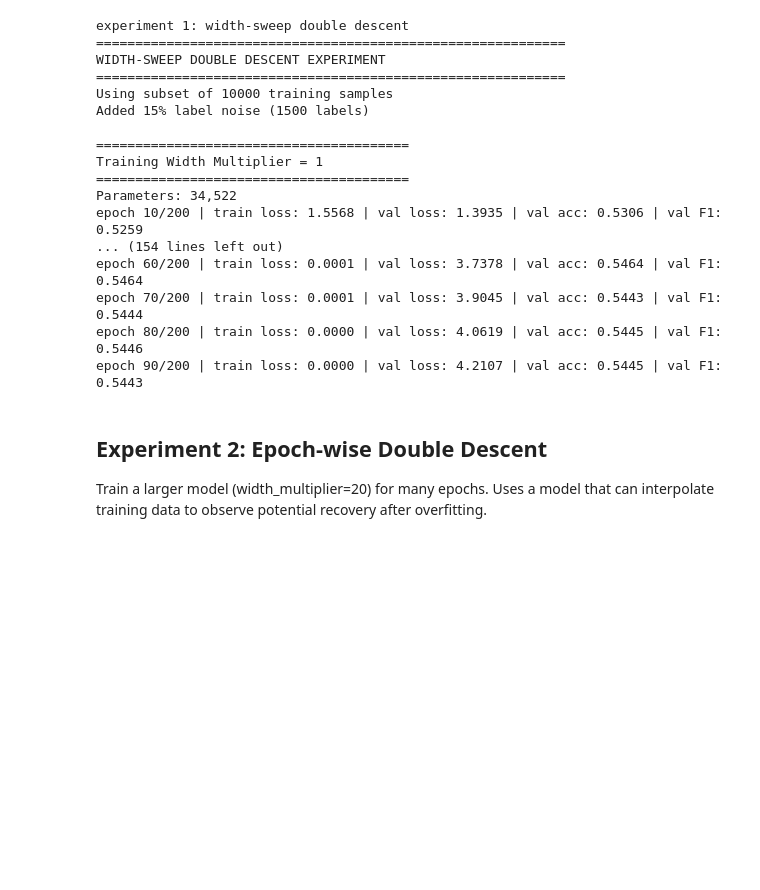
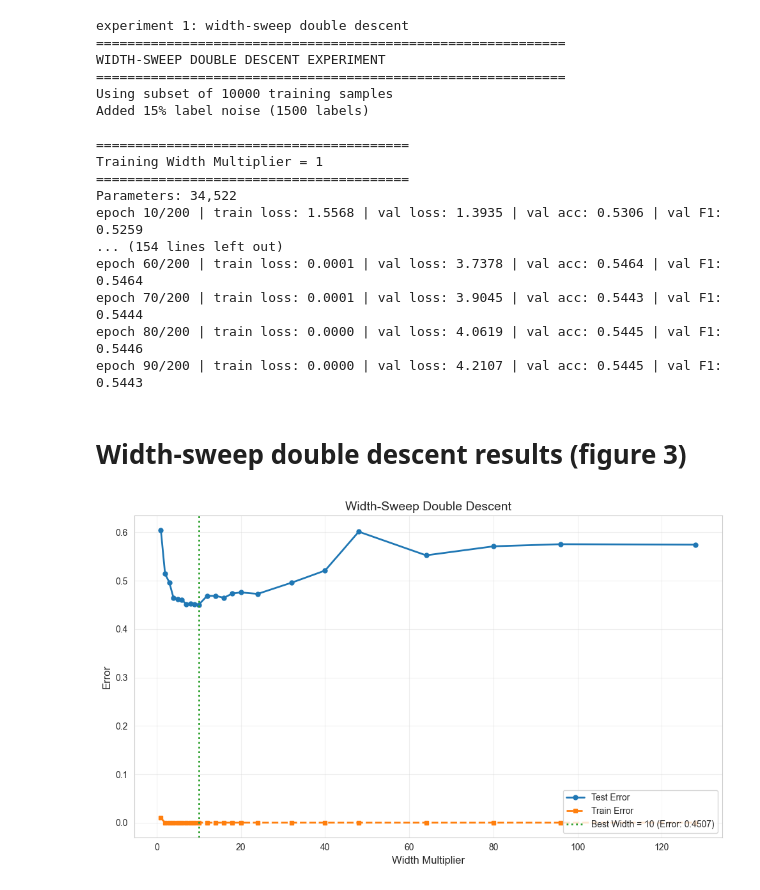
Before and after one commit to alexandersen01/GRA4157-big-data-final-proj, a Jupyter notebook: cifar10_experiments_notebook.ipynb, the cells around one changed output. Saved outputs shown, nothing was run; the diff lists cells and outputs as text; code cells hidden in the pictures; blank space fills up the shorter version.

```diff
--- a/cifar10_experiments_notebook.ipynb
+++ b/cifar10_experiments_notebook.ipynb
@@ -11,28 +9,21 @@ This notebook runs comprehensive double descent experiments on CIFAR-10:
 # %%
-# Global seed for reproducibility
+# global seed for reproducibility
 SEED = 42
 
-# Experiment configuration
+# experiment configuration
 CONFIG = {
     'seed': SEED,
     'width_sweep': {
         'num_epochs': 200,
         'learning_rate': 0.001,
-        'label_noise': 0.15,        # Add noise to make DD peak more visible
-        'train_subset_size': 10000,  # Smaller subset to hit interpolation faster
+        'label_noise': 0.15,        # add noise to make DD peak more visible
+        'train_subset_size': 10000,  # smaller subset to hit interpolation faster
         'results_dir': 'results/width_sweep'
-    },
-    'epoch_wise': {
-        'width_multiplier': 20,     # Larger model that can interpolate
-        'num_epochs': 60000,         # Many epochs to see potential recovery
-        'learning_rate': 0.001,
-        'results_dir': 'results/epoch_wise'
     }
 }
 
-print(f"Configuration loaded with seed: {SEED}")
-print(f"Width-sweep: {CONFIG['width_sweep']['num_epochs']} epochs, {CONFIG['width_sweep']['label_noise']*100:.0f}% label noise")
-print(f"Epoch-wise: {CONFIG['epoch_wise']['num_epochs']} epochs, width_multiplier={CONFIG['epoch_wise']['width_multiplier']}")
+print(f"configuration loaded with seed: {SEED}")
+print(f"width-sweep: {CONFIG['width_sweep']['num_epochs']} epochs, {CONFIG['width_sweep']['label_noise']*100:.0f}% label noise")
 # %% [output]
 Configuration loaded with seed: 42
 Width-sweep: 200 epochs, 15% label noise
@@ -370,8 +354,3 @@ epoch 60/200 | train loss: 0.0001 | val loss: 3.7378 | val acc: 0.5464 | val F1:
 epoch 70/200 | train loss: 0.0001 | val loss: 3.9045 | val acc: 0.5443 | val F1: 0.5444
 epoch 80/200 | train loss: 0.0000 | val loss: 4.0619 | val acc: 0.5445 | val F1: 0.5446
 epoch 90/200 | train loss: 0.0000 | val loss: 4.2107 | val acc: 0.5445 | val F1: 0.5443
-# %% [markdown]
-## Experiment 2: Epoch-wise Double Descent
-
-Train a larger model (width_multiplier=20) for many epochs.
-Uses a model that can interpolate training data to observe potential recovery after overfitting.
@@ -396,0 +357,45 @@ print(f"all experiments completed at end time {datetime.now().strftime('%Y-%m-%d
+# %% [markdown]
+# Width-sweep double descent results (figure 3)
+# %%
+import pickle
+import matplotlib.pyplot as plt
+
+# load results from width_sweep folder
+with open('results/width_sweep/all_results.pkl', 'rb') as f:
+    width_sweep_results = pickle.load(f)
+
+# extract data from results
+widths = []
+train_errors = []
+test_errors = []
+
+for width, result in sorted(width_sweep_results.items()):
+    widths.append(width)
+    train_errors.append(result["train_error"])
+    test_errors.append(result["test_error"])
+
+# find best width (lowest test error)
+best_idx = test_errors.index(min(test_errors))
+best_width = widths[best_idx]
+best_error = test_errors[best_idx]
+
+# simple plot with white background
+fig, ax = plt.subplots(figsize=(10, 6))
+
+ax.plot(widths, test_errors, '-o', linewidth=2, markersize=5, color='tab:blue', label='Test Error')
+ax.plot(widths, train_errors, '--s', linewidth=2, markersize=4, color='tab:orange', label='Train Error')
+
+# add vertical line at best width
+ax.axvline(x=best_width, color='tab:green', linestyle=':', linewidth=2,
+           label=f'Best Width = {best_width} (Error: {best_error:.4f})')
+
+ax.set_xlabel('Width Multiplier', fontsize=12)
+ax.set_ylabel('Error', fontsize=12)
+ax.set_title('Width-Sweep Double Descent', fontsize=14)
+ax.legend(loc='lower right', fontsize=10)
+ax.grid(True, alpha=0.3)
+
+plt.tight_layout()
+plt.show()
+# %% [output]
+[figure, added]
```
Also changed, not shown: parts of 15 cells of this notebook, 15 other files.
